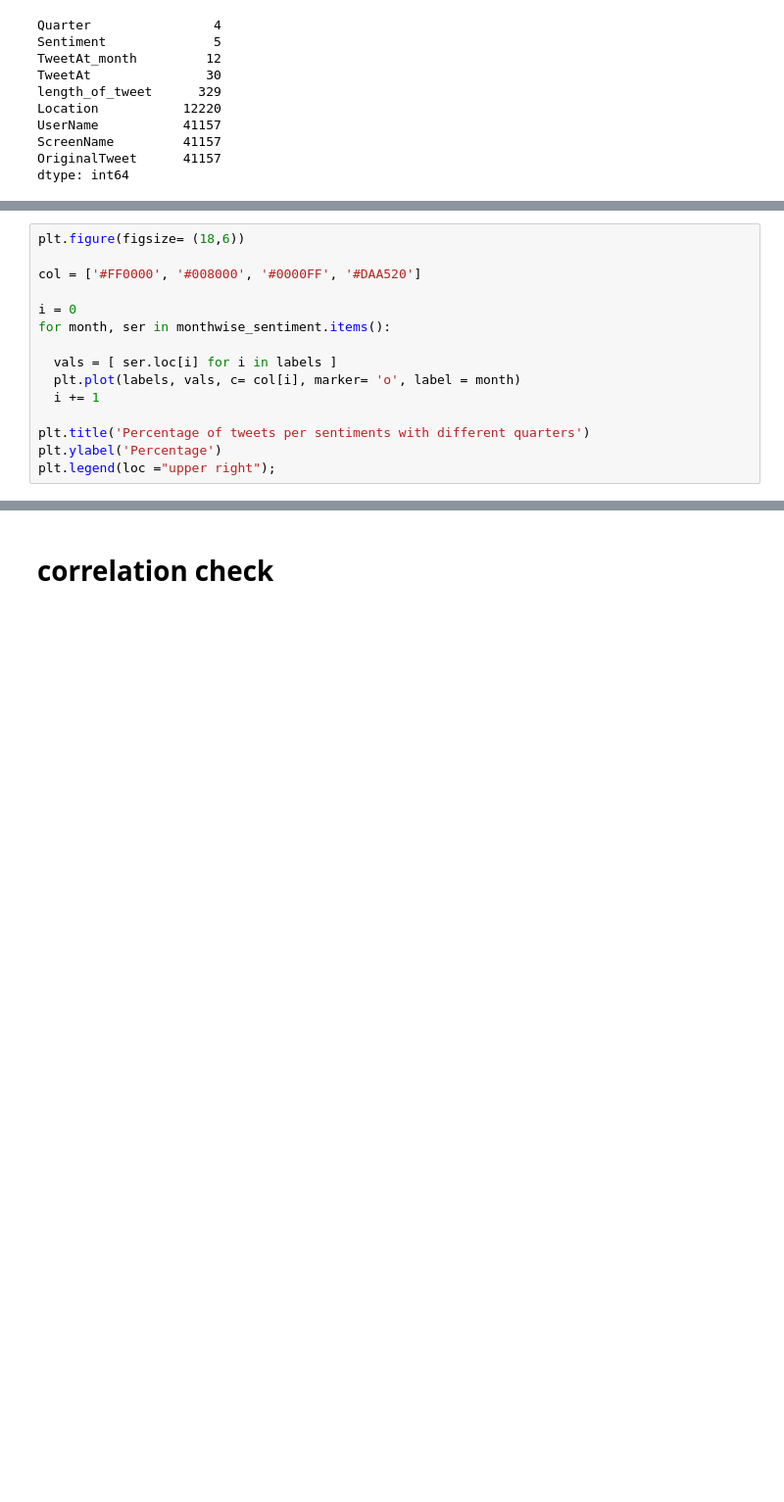
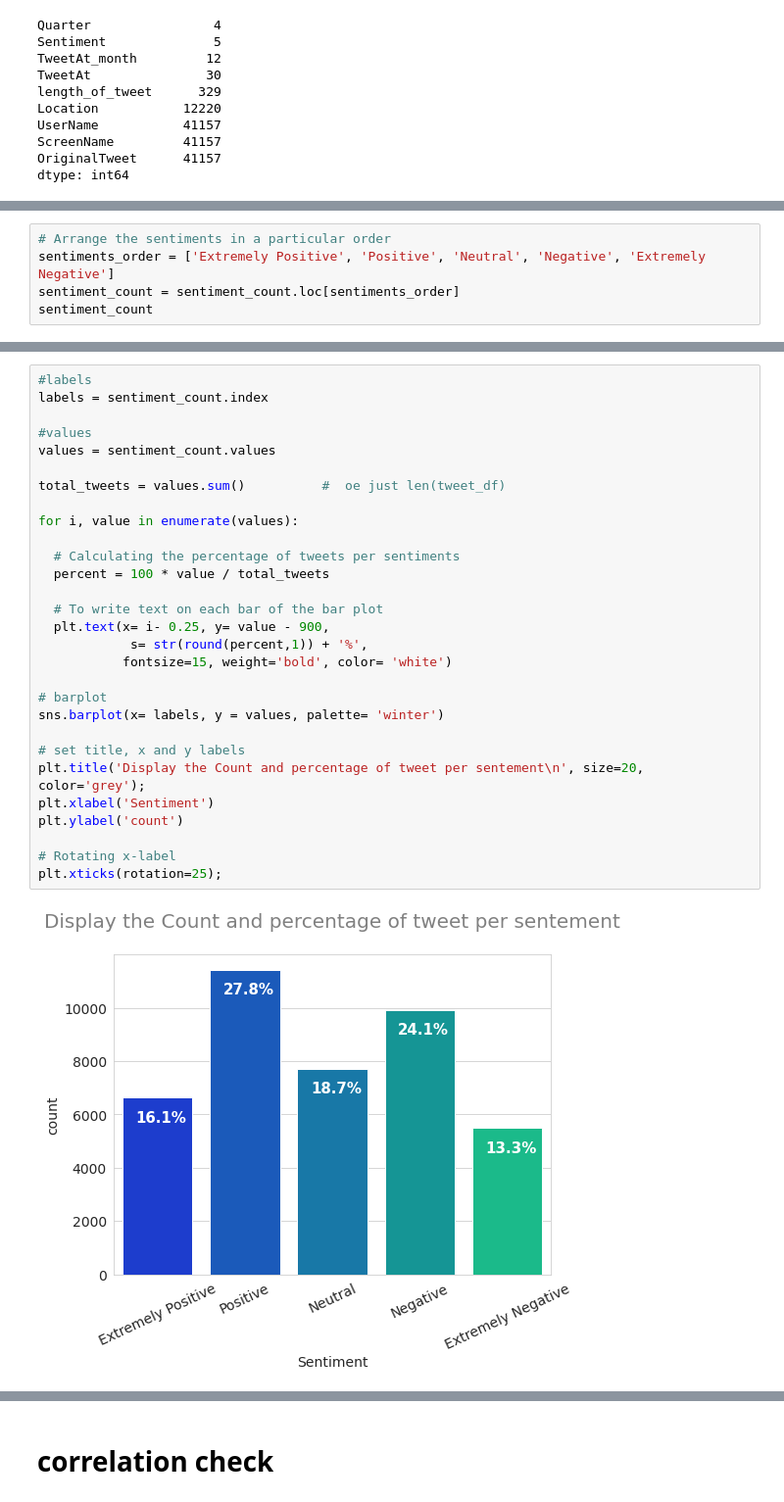
Before and after one commit to Gaurav2912/Coronavirus-Tweet-Sentiment-Analysis, a Jupyter notebook: Coronavirus_Tweet_Sentiment_Analysis_Capstone_Project.ipynb, the cells around one changed output, grey strips where cells are left out. Shown at 98% size. Cells and saved outputs as stored; diff of their text form; blank space fills up the shorter version.

```diff
--- a/Coronavirus_Tweet_Sentiment_Analysis_Capstone_Project.ipynb
+++ b/Coronavirus_Tweet_Sentiment_Analysis_Capstone_Project.ipynb
@@ -453,15 +257,0 @@ monthwise_sentiment
-# %%
-plt.figure(figsize= (18,6))
-
-col = ['#FF0000', '#008000', '#0000FF', '#DAA520']
-
-i = 0
-for month, ser in monthwise_sentiment.items():
-
-  vals = [ ser.loc[i] for i in labels ]
-  plt.plot(labels, vals, c= col[i], marker= 'o', label = month)
-  i += 1
-
-plt.title('Percentage of tweets per sentiments with different quarters')
-plt.ylabel('Percentage')
-plt.legend(loc ="upper right");
@@ -469,0 +277,5 @@ plt.legend(loc ="upper right");
+# %%
+# Arrange the sentiments in a particular order
+sentiments_order = ['Extremely Positive', 'Positive', 'Neutral', 'Negative', 'Extremely Negative']
+sentiment_count = sentiment_count.loc[sentiments_order]
+sentiment_count
@@ -469,0 +289,31 @@ plt.legend(loc ="upper right");
+# %%
+#labels
+labels = sentiment_count.index
+
+#values
+values = sentiment_count.values
+
+total_tweets = values.sum()          #  oe just len(tweet_df)
+
+for i, value in enumerate(values):
+
+  # Calculating the percentage of tweets per sentiments
+  percent = 100 * value / total_tweets
+
+  # To write text on each bar of the bar plot
+  plt.text(x= i- 0.25, y= value - 900,
+            s= str(round(percent,1)) + '%',
+           fontsize=15, weight='bold', color= 'white')
+
+# barplot
+sns.barplot(x= labels, y = values, palette= 'winter')
+
+# set title, x and y labels
+plt.title('Display the Count and percentage of tweet per sentement\n', size=20, color='grey');
+plt.xlabel('Sentiment')
+plt.ylabel('count')
+
+# Rotating x-label
+plt.xticks(rotation=25);
+# %% [output]
+[figure, added]
```
Also changed, not shown: parts of 66 cells of this notebook.
